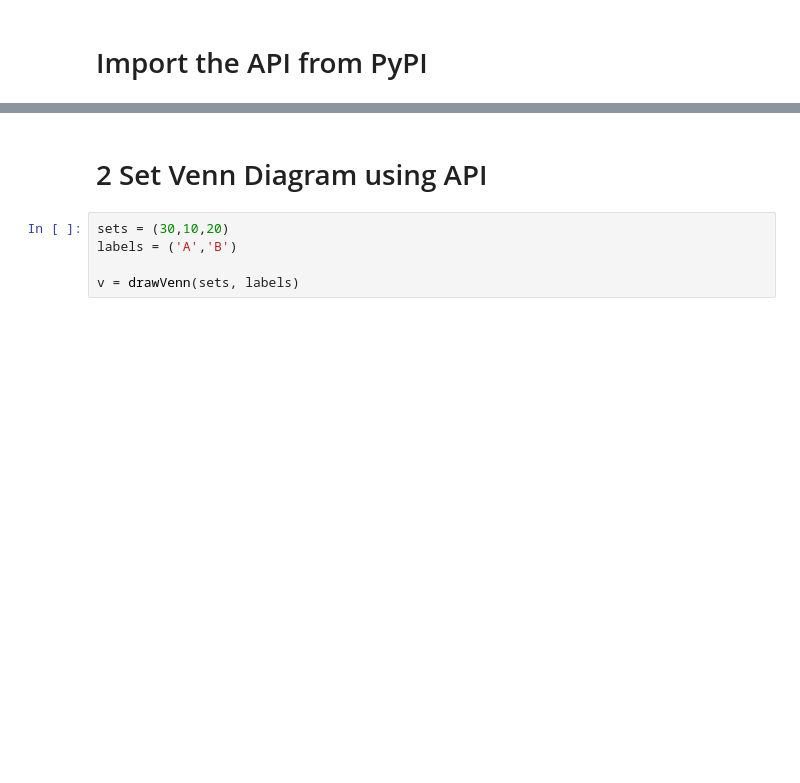
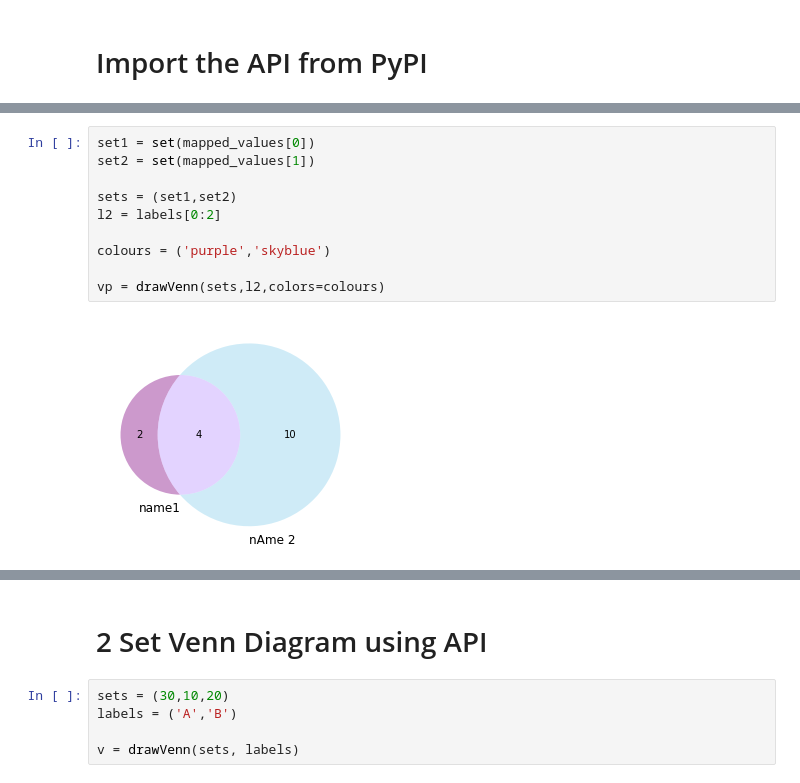
Before and after one commit to NathanCrowley/FinalYearProject, a Jupyter notebook: TestAPI/FYP_TESTING.ipynb, the cells around one changed output, grey strips where cells are left out. Cells and saved outputs as stored; diff of their text form; blank space fills up the shorter version.

```diff
--- a/TestAPI/FYP_TESTING.ipynb
+++ b/TestAPI/FYP_TESTING.ipynb
@@ -7,0 +152,12 @@ Note: you may need to restart the kernel to use updated packages.
+# %%
+set1 = set(mapped_values[0])
+set2 = set(mapped_values[1])
+
+sets = (set1,set2)
+l2 = labels[0:2]
+
+colours = ('purple','skyblue')
+
+vp = drawVenn(sets,l2,colors=colours)
+# %% [output]
+[figure, added]
```
Also changed, not shown: parts of 44 cells of this notebook, 11 other files.
